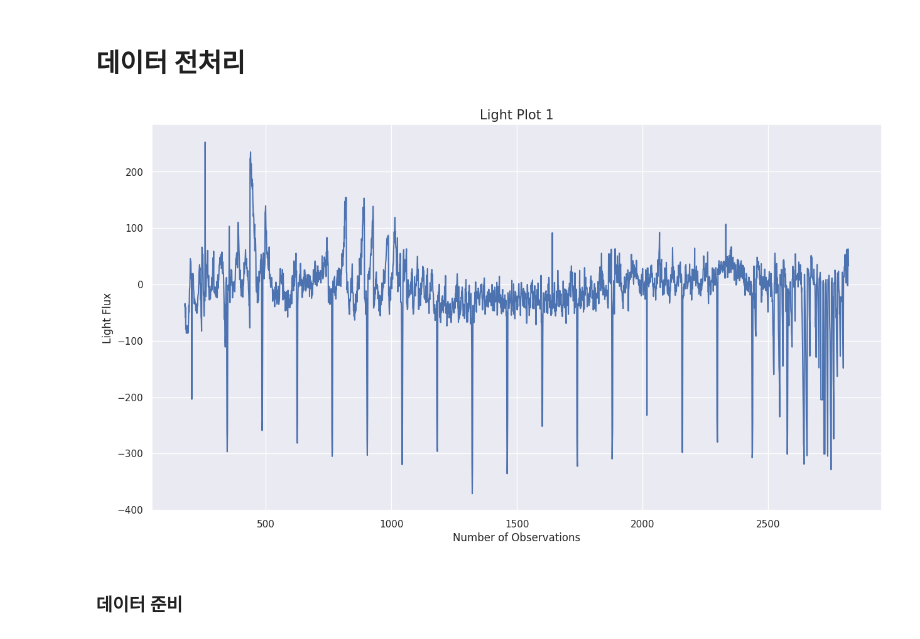
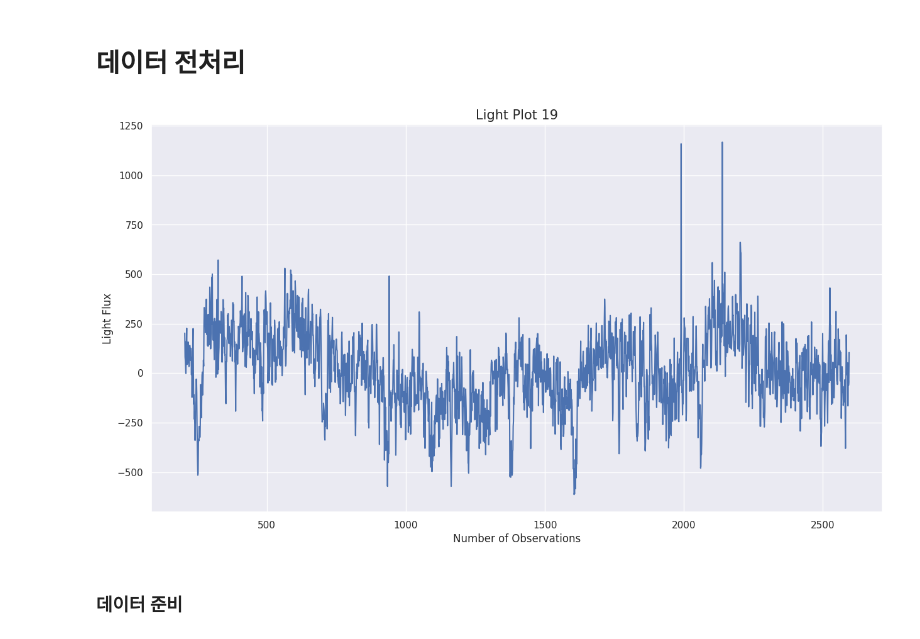
Before and after one commit to flowersayo/-CS-, a Jupyter notebook: Chapter07/Discovering_Exoplanets.ipynb, the cells around one changed output. Drawn from its saved outputs; the diff is of its cells as text; code cells hidden in the pictures.

```diff
--- a/Chapter07/Discovering_Exoplanets.ipynb
+++ b/Chapter07/Discovering_Exoplanets.ipynb
@@ -103,37 +103,38 @@ transit_centers = np.argmin(flux_data, axis=1)  # Index of minimum flux for each
 
 # Step 2: Define the data window around the transit center
 # Assuming a default window size of one transit duration (e.g., 200 samples before and after)
-window_size = 1500  # 총 3000개의 샘플 중 양 옆으로 1400개 선택 (200개 제외)
+window_size = 1400  # 총 3000개의 샘플 중 양 옆으로 1400개 선택 (200개 제외) -> 주기의 정수배가 되도록
 adjusted_flux_data = []
 
 for i, center in enumerate(transit_centers):
     start = max(0, center - window_size)  # Ensure we don't go below index 0
     end = min(flux_data.shape[1], center + window_size)  # Ensure we don't exceed data length
     windowed_data = flux_data[i, start:end]
 
     # Pad with NaNs if the window is not symmetrical due to edges
     if len(windowed_data) < 2 * window_size:
         padding = 2 * window_size - len(windowed_data)
         windowed_data = np.pad(windowed_data, (padding // 2, padding - padding // 2), constant_values=np.nan)
 
     adjusted_flux_data.append(windowed_data)
 
 # Convert back to a DataFrame for visualization
 adjusted_flux_df = pd.DataFrame(adjusted_flux_data)
 
 
-index = 1
+
+index = 19
 # Display the adjusted flux data to the user
 y_vals = adjusted_flux_df.iloc[index]
 x_vals = np.arange(len(y_vals))
 plt.figure(figsize=(15,8))
 plt.xlabel('Number of Observations')
 plt.ylabel('Light Flux')
 plt.title('Light Plot ' + str(index), size=15)
 plt.plot(x_vals, y_vals)
 plt.show()
 # %% [output]
-[figure, old version]
+[figure, new version]
 # %% [markdown]
 ### 데이터 준비
 # %%
```
Also changed, not shown: parts of 39 cells of this notebook.
